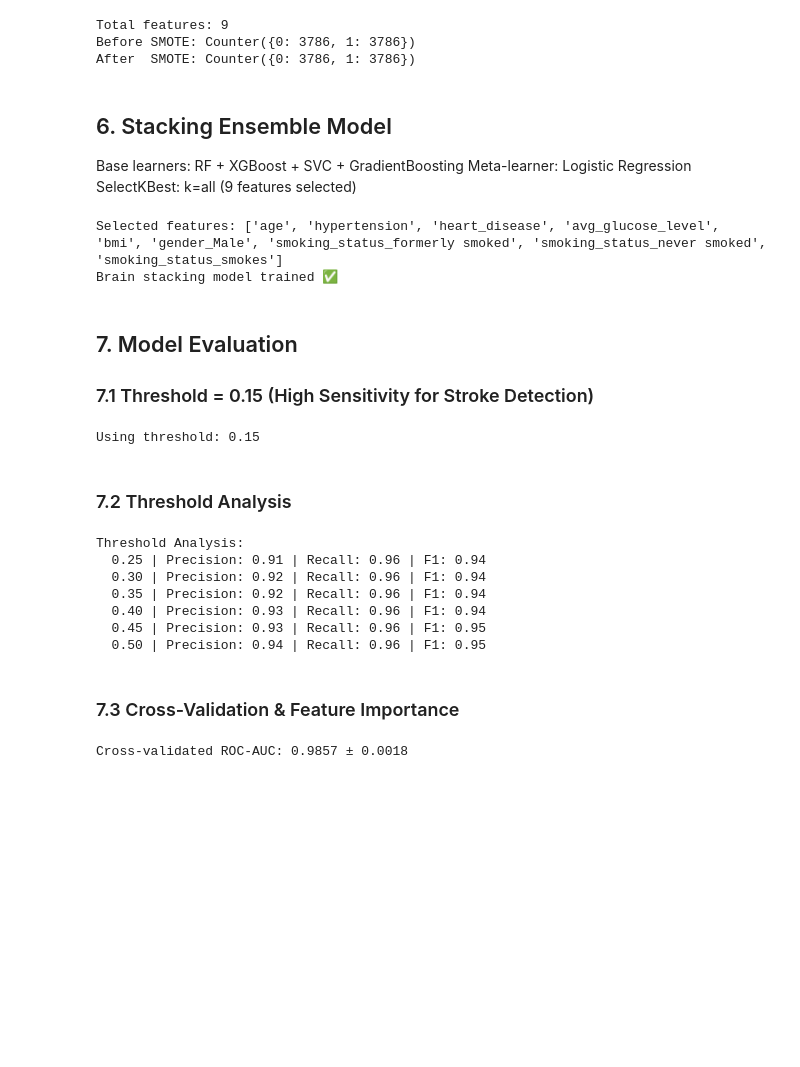
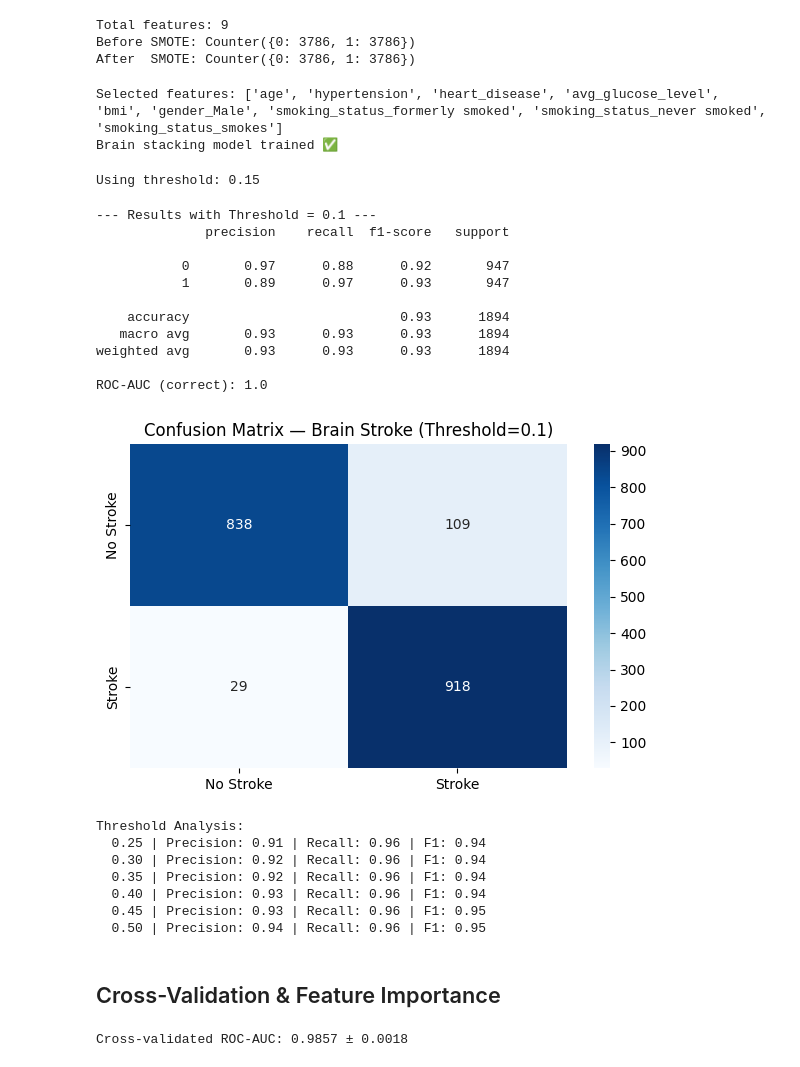
Before and after one commit to Poojanpatel12/VitalsAI, a Jupyter notebook: notebooks/Brain_disease_prediction_model.ipynb, the cells around one changed output. Cells and saved outputs as stored; diff of their text form; code cells hidden in the pictures; blank space fills up the shorter version.

```diff
--- a/notebooks/Brain_disease_prediction_model.ipynb
+++ b/notebooks/Brain_disease_prediction_model.ipynb
@@ -306,11 +314,6 @@ print('After  SMOTE:', Counter(y_train_res))
 Total features: 9
 Before SMOTE: Counter({0: 3786, 1: 3786})
 After  SMOTE: Counter({0: 3786, 1: 3786})
-# %% [markdown]
-## 6. Stacking Ensemble Model
-Base learners: RF + XGBoost + SVC + GradientBoosting
-Meta-learner: Logistic Regression
-SelectKBest: k=all (9 features selected)
 # %%
 from sklearn.ensemble import RandomForestClassifier, GradientBoostingClassifier, StackingClassifier
 from sklearn.linear_model import LogisticRegression
@@ -378,9 +381,6 @@ print('Brain stacking model trained ✅')
 # %% [output]
 Selected features: ['age', 'hypertension', 'heart_disease', 'avg_glucose_level', 'bmi', 'gender_Male', 'smoking_status_formerly smoked', 'smoking_status_never smoked', 'smoking_status_smokes']
 Brain stacking model trained ✅
-# %% [markdown]
-## 7. Model Evaluation
-### 7.1 Threshold = 0.15 (High Sensitivity for Stroke Detection)
 # %%
 y_proba = stack_model.predict_proba(X_test_sel)[:, 1]
 BEST_THRESHOLD = 0.15  # medical use — stroke detect karvanu important
@@ -388,8 +388,40 @@ y_pred_thresh = (y_proba >= BEST_THRESHOLD).astype(int)
 print(f'Using threshold: {BEST_THRESHOLD}')
 # %% [output]
 Using threshold: 0.15
-# %% [markdown]
-### 7.2 Threshold Analysis
+# %%
+from sklearn.metrics import classification_report, roc_auc_score, confusion_matrix
+import seaborn as sns
+import matplotlib.pyplot as plt
+
+# Fix 1: y_pred_thresh (threshold=0.3) use karo — not default y_pred
+print("--- Results with Threshold = 0.1 ---")
+print(classification_report(y_test, y_pred_thresh))
+
+# Fix 2: ROC-AUC mate probability (y_proba) joie, not binary predictions
+print("ROC-AUC (correct):", round(roc_auc_score(y_test, y_proba), 1))
+
+# Confusion Matrix
+cm = confusion_matrix(y_test, y_pred_thresh)
+plt.figure(figsize=(6,4))
+sns.heatmap(cm, annot=True, fmt='d', cmap='Blues',
+            xticklabels=['No Stroke','Stroke'],
+            yticklabels=['No Stroke','Stroke'])
+plt.title('Confusion Matrix — Brain Stroke (Threshold=0.1)')
+plt.tight_layout()
+plt.show()
+# %% [output]
+--- Results with Threshold = 0.1 ---
+              precision    recall  f1-score   support
+
+           0       0.97      0.88      0.92       947
+           1       0.89      0.97      0.93       947
+
+    accuracy                           0.93      1894
+   macro avg       0.93      0.93      0.93      1894
+weighted avg       0.93      0.93      0.93      1894
+
+ROC-AUC (correct): 1.0
+[figure, added]
 # %%
 # Threshold Comparison — best balance find karo
 print('Threshold Analysis:')
@@ -408,7 +440,7 @@ Threshold Analysis:
   0.45 | Precision: 0.93 | Recall: 0.96 | F1: 0.95
   0.50 | Precision: 0.94 | Recall: 0.96 | F1: 0.95
 # %% [markdown]
-### 7.3 Cross-Validation & Feature Importance
+## Cross-Validation & Feature Importance
 # %%
 from sklearn.model_selection import cross_val_score
 
```
Also changed, not shown: parts of 24 cells of this notebook, 2 other files.
